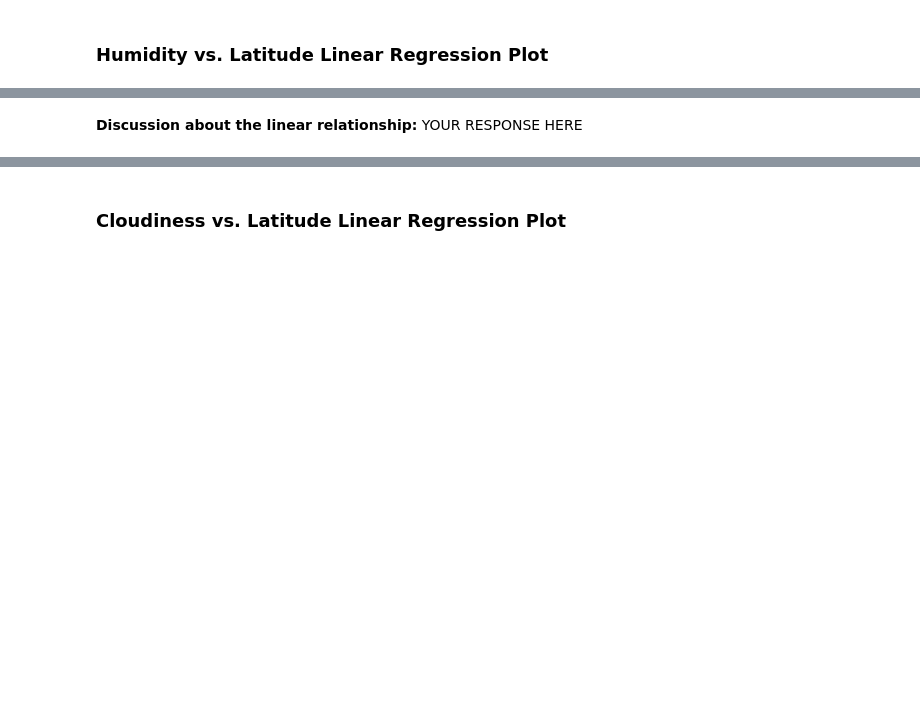
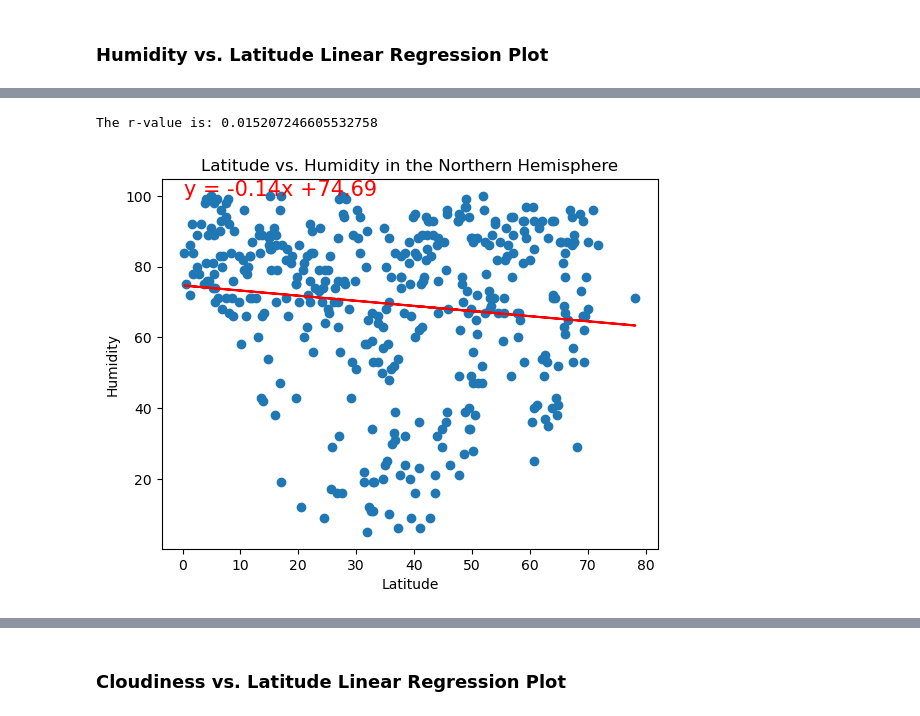
Before and after one commit to MirianRuanova/Python-api-challenge, a Jupyter notebook: WeatherPy/WeatherPy.ipynb, the cells around one changed output, grey strips where cells are left out. Drawn from its saved outputs; the diff is of its cells as text; code cells hidden in the pictures; blank space fills up the shorter version.

```diff
--- a/WeatherPy/WeatherPy.ipynb
+++ b/WeatherPy/WeatherPy.ipynb
@@ -349,2 +354,7 @@ The r-value is: 0.0002808747046324607
-# %% [markdown]
-**Discussion about the linear relationship:** YOUR RESPONSE HERE
+# %%
+# Northern Hemisphere
+create_linear_regression_plot(northern_hemi_df['Lat'], northern_hemi_df['Humidity'],
+                              'Latitude', 'Humidity', 'Latitude vs. Humidity in the Northern Hemisphere')
+# %% [output]
+The r-value is: 0.015207246605532758
+[figure, added]
```
Also changed, not shown: parts of 34 cells of this notebook.
